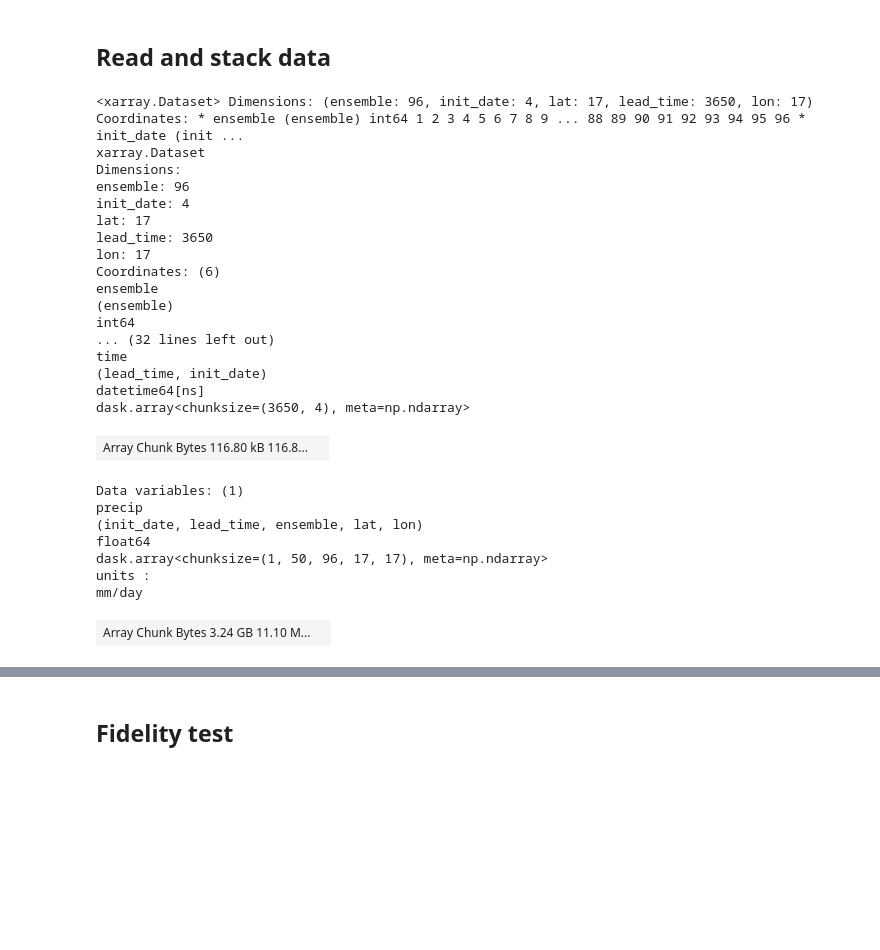
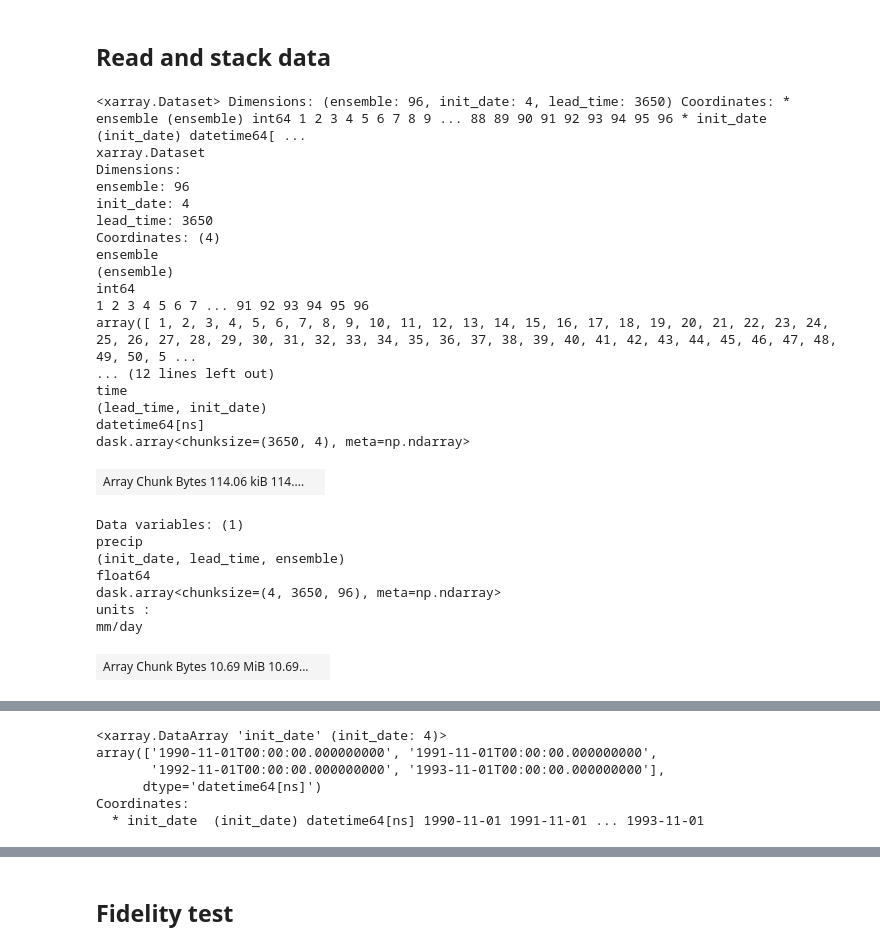
Before and after one commit to AusClimateService/unseen, a Jupyter notebook: fidelity.ipynb, the cells around one changed output, grey strips where cells are left out. Cells and saved outputs as stored; diff of their text form; code cells hidden in the pictures; blank space fills up the shorter version.

```diff
--- a/fidelity.ipynb
+++ b/fidelity.ipynb
@@ -8,35 +11,35 @@ import preprocess_obs
 # %% [markdown]
 ## Read and stack data
 # %%
-cafe_file = '/g/data/xv83/dbi599/precip_cafe-c5-d60-pX-f6_19901101-19931101_3650D_cafe-grid.zarr.zip'
+cafe_file = '/g/data/xv83/dbi599/precip_cafe-c5-d60-pX-f6_19901101-19931101_3650D_cafe-grid-TAS-POINT.zarr.zip'
 ds_cafe = xr.open_zarr(cafe_file)
 ds_cafe
 # %% [output]
-<xarray.Dataset> Dimensions: (ensemble: 96, init_date: 4, lat: 17, lead_time: 3650, lon: 17) Coordinates: * ensemble (ensemble) int64 1 2 3 4 5 6 7 8 9 ... 88 89 90 91 92 93 94 95 96 * init_date (init ...
+<xarray.Dataset> Dimensions: (ensemble: 96, init_date: 4, lead_time: 3650) Coordinates: * ensemble (ensemble) int64 1 2 3 4 5 6 7 8 9 ... 88 89 90 91 92 93 94 95 96 * init_date (init_date) datetime64[ ...
 xarray.Dataset
 Dimensions:
 ensemble: 96
 init_date: 4
-lat: 17
 lead_time: 3650
-lon: 17
-Coordinates: (6)
+Coordinates: (4)
 ensemble
 (ensemble)
 int64
-... (32 lines left out)
+1 2 3 4 5 6 7 ... 91 92 93 94 95 96
+array([ 1, 2, 3, 4, 5, 6, 7, 8, 9, 10, 11, 12, 13, 14, 15, 16, 17, 18, 19, 20, 21, 22, 23, 24, 25, 26, 27, 28, 29, 30, 31, 32, 33, 34, 35, 36, 37, 38, 39, 40, 41, 42, 43, 44, 45, 46, 47, 48, 49, 50, 5 ...
+... (12 lines left out)
 time
 (lead_time, init_date)
 datetime64[ns]
 dask.array<chunksize=(3650, 4), meta=np.ndarray>
-| Array Chunk Bytes 116.80 kB 116.8... |  |
+| Array Chunk Bytes 114.06 kiB 114.... |  |
 Data variables: (1)
 precip
-(init_date, lead_time, ensemble, lat, lon)
+(init_date, lead_time, ensemble)
 float64
-dask.array<chunksize=(1, 50, 96, 17, 17), meta=np.ndarray>
+dask.array<chunksize=(4, 3650, 96), meta=np.ndarray>
 units :
 mm/day
-| Array Chunk Bytes 3.24 GB 11.10 M... |  |
+| Array Chunk Bytes 10.69 MiB 10.69... |  |
 Attributes: (1)
 history :
@@ -43,0 +47,9 @@ Mon May 03 15:45:58 2021: /g/data/e14/dbi599/miniconda3/envs/unseen/bin/python p
+# %%
+ds_cafe['init_date']
+# %% [output]
+<xarray.DataArray 'init_date' (init_date: 4)>
+array(['1990-11-01T00:00:00.000000000', '1991-11-01T00:00:00.000000000',
+       '1992-11-01T00:00:00.000000000', '1993-11-01T00:00:00.000000000'],
+      dtype='datetime64[ns]')
+Coordinates:
+  * init_date  (init_date) datetime64[ns] 1990-11-01 1991-11-01 ... 1993-11-01
```
Also changed, not shown: parts of 15 cells of this notebook.
